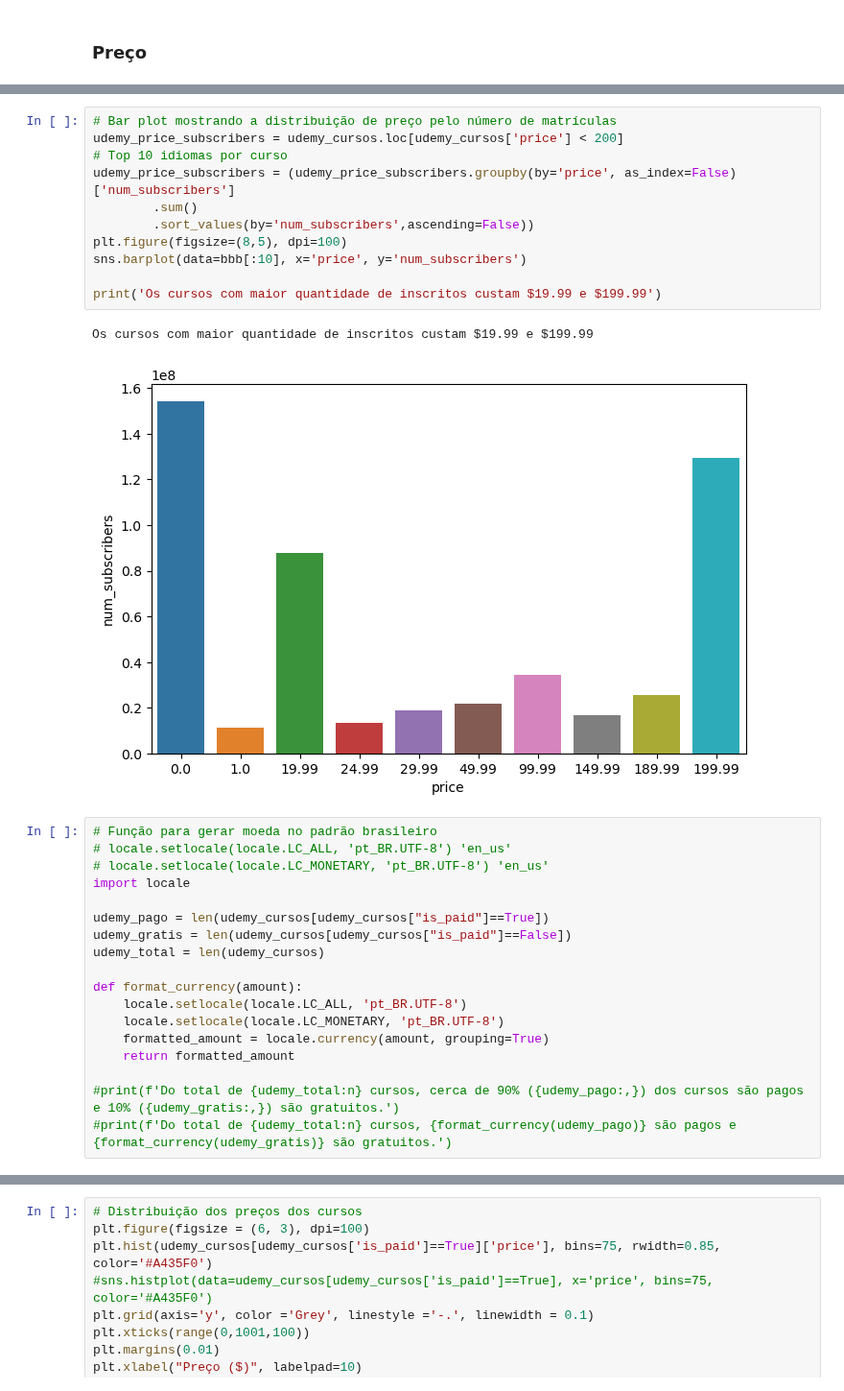
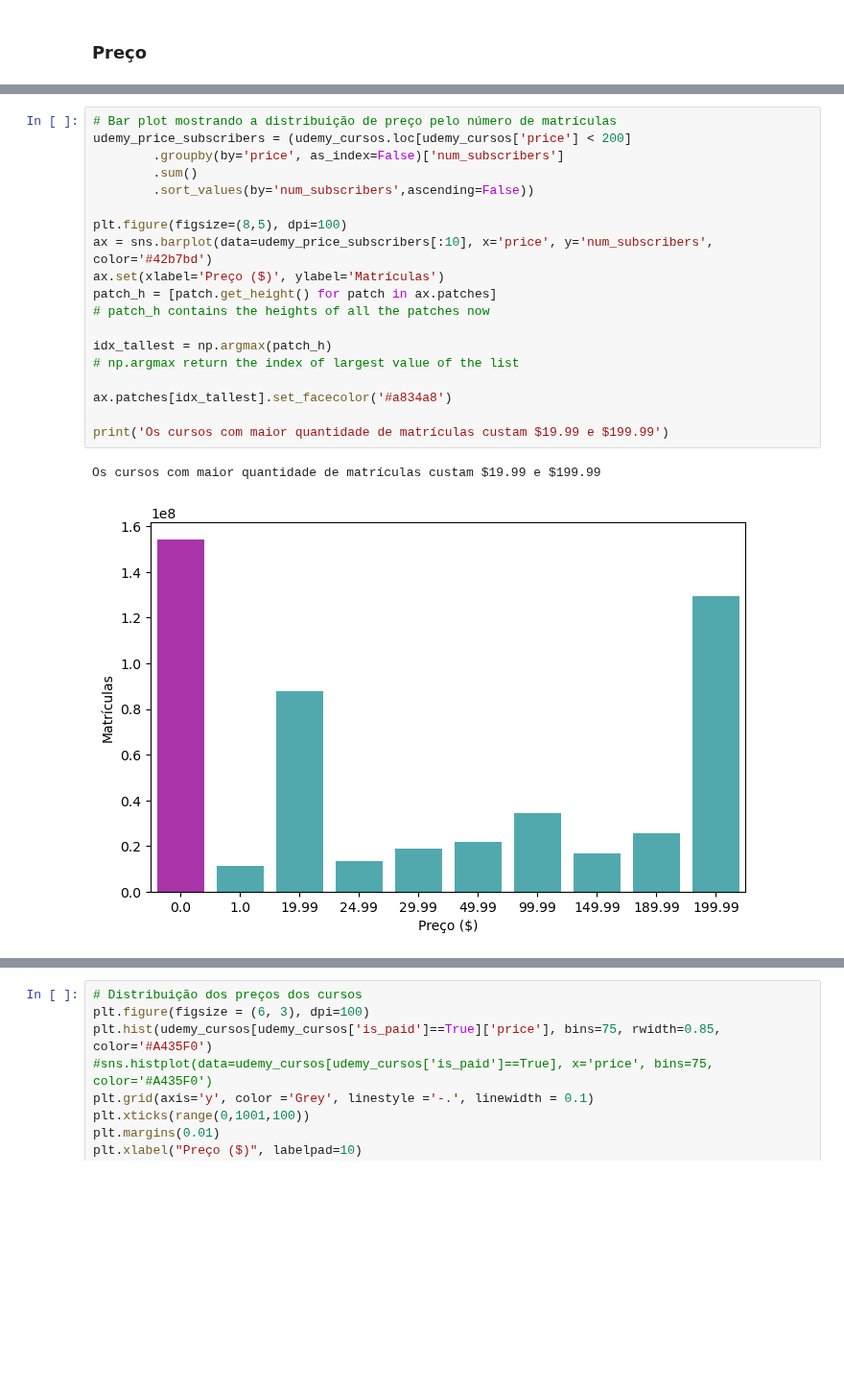
Before and after one commit to ismailymendes/mooc_udemy_coursera, a Jupyter notebook: mooc_udemy.ipynb, the cells around one changed output, grey strips where cells are left out. Shown at 96% size. Cells and saved outputs as stored; diff of their text form; blank space fills up the shorter version.

```diff
--- a/mooc_udemy.ipynb
+++ b/mooc_udemy.ipynb
@@ -206,35 +206,25 @@ bbb
 # %%
 # Bar plot mostrando a distribuição de preço pelo número de matrículas
-udemy_price_subscribers = udemy_cursos.loc[udemy_cursos['price'] < 200]
-# Top 10 idiomas por curso
-udemy_price_subscribers = (udemy_price_subscribers.groupby(by='price', as_index=False)['num_subscribers']
+udemy_price_subscribers = (udemy_cursos.loc[udemy_cursos['price'] < 200]
+        .groupby(by='price', as_index=False)['num_subscribers']
         .sum()
         .sort_values(by='num_subscribers',ascending=False))
+
 plt.figure(figsize=(8,5), dpi=100)
-sns.barplot(data=bbb[:10], x='price', y='num_subscribers')
+ax = sns.barplot(data=udemy_price_subscribers[:10], x='price', y='num_subscribers', color='#42b7bd')
+ax.set(xlabel='Preço ($)', ylabel='Matrículas')
+patch_h = [patch.get_height() for patch in ax.patches]
+# patch_h contains the heights of all the patches now
 
-print('Os cursos com maior quantidade de inscritos custam $19.99 e $199.99')
+idx_tallest = np.argmax(patch_h)
+# np.argmax return the index of largest value of the list
+
+ax.patches[idx_tallest].set_facecolor('#a834a8')
+
+print('Os cursos com maior quantidade de matrículas custam $19.99 e $199.99')
 # %% [output]
-Os cursos com maior quantidade de inscritos custam $19.99 e $199.99
+Os cursos com maior quantidade de matrículas custam $19.99 e $199.99
-[figure, old version]
+[figure, new version]
-# %%
-# Função para gerar moeda no padrão brasileiro
-# locale.setlocale(locale.LC_ALL, 'pt_BR.UTF-8') 'en_us'
-# locale.setlocale(locale.LC_MONETARY, 'pt_BR.UTF-8') 'en_us'
-import locale
-
-udemy_pago = len(udemy_cursos[udemy_cursos["is_paid"]==True])
-udemy_gratis = len(udemy_cursos[udemy_cursos["is_paid"]==False])
-udemy_total = len(udemy_cursos)
-
-def format_currency(amount):
-    locale.setlocale(locale.LC_ALL, 'pt_BR.UTF-8')
-    locale.setlocale(locale.LC_MONETARY, 'pt_BR.UTF-8')
-    formatted_amount = locale.currency(amount, grouping=True)
-    return formatted_amount
-
-#print(f'Do total de {udemy_total:n} cursos, cerca de 90% ({udemy_pago:,}) dos cursos são pagos e 10% ({udemy_gratis:,}) são gratuitos.')
-#print(f'Do total de {udemy_total:n} cursos, {format_currency(udemy_pago)} são pagos e {format_currency(udemy_gratis)} são gratuitos.')
 # %%
 # Visualização em pizza da porcentagem de cursos grátis e pagos.
 plt.figure(figsize = (4, 4))
```
Also changed, not shown: parts of 8 cells of this notebook.
